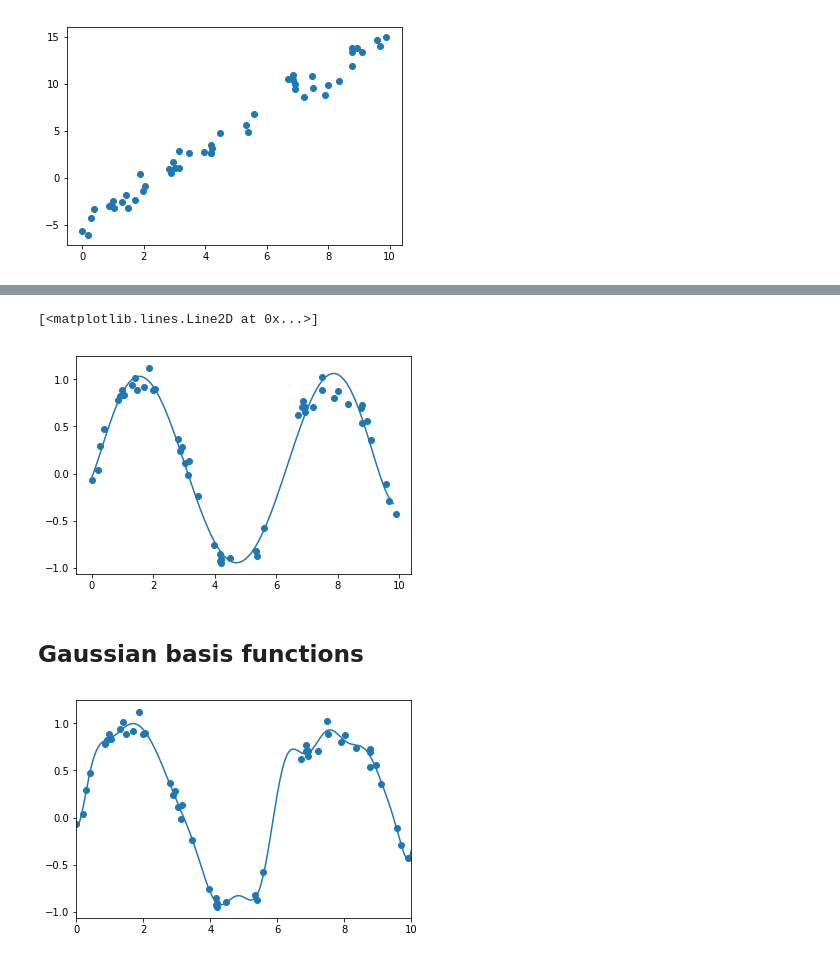
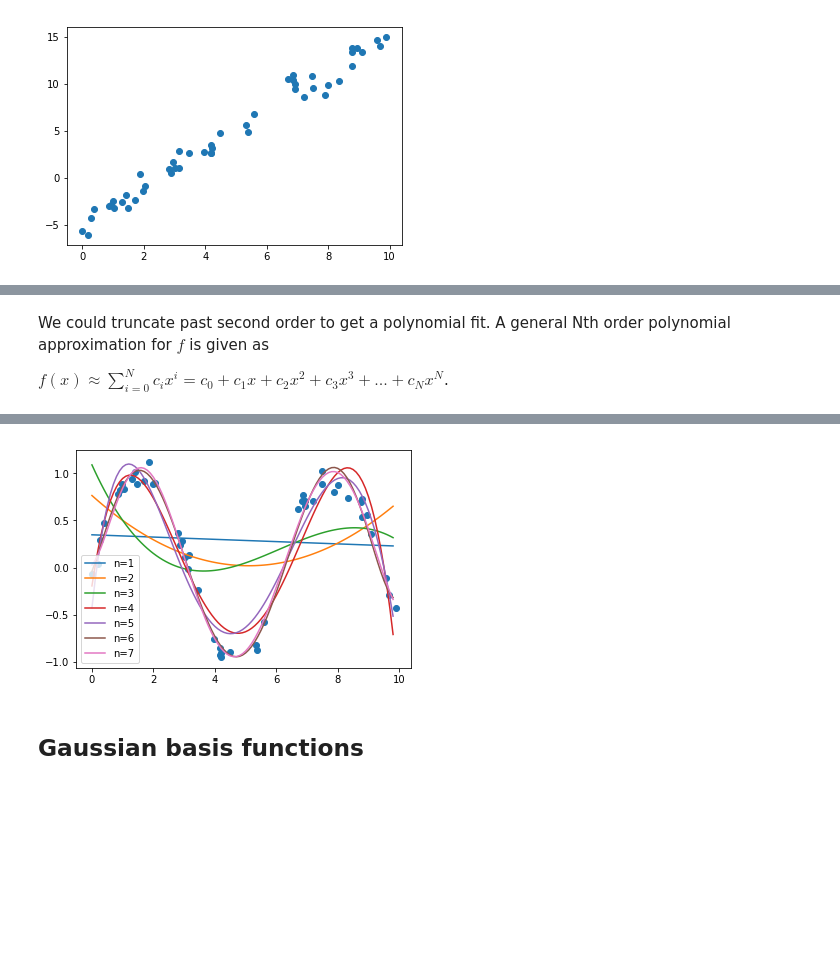
Before and after one commit to mccullaghlab/CHEM571A-FALL2018, a Jupyter notebook: notes/Basis Functions.ipynb, the cells around one changed output, grey strips where cells are left out. Drawn from its saved outputs; the diff is of its cells as text; code cells hidden in the pictures; blank space fills up the shorter version.

Commit message:
updated requirements to add spicy and also update basis functions notebook

```diff
--- a/notes/Basis Functions.ipynb
+++ b/notes/Basis Functions.ipynb
@@ -61,23 +60,30 @@ To use the future default and silence this warning we advise to pass `rcond=None
 [figure]
+# %% [markdown]
+We could truncate past second order to get a polynomial fit.   A general Nth order polynomial approximation for $f$ is given as
+
+$f(x) \approx \sum_{i=0}^N c_ix^i = c_0 + c_1x + c_2x^2 + c_3x^3 + ... + c_Nx^N$.
 # %%
-# polynomial fit
+# code to do successive polynomial fits
+maxN = 7 # maximum order of polynomial - change to increase or decrease maximum order of polynomial
+# polynomial function compute polynomial value of x using coefficient cs
 def poly(x,cs):
     f=0.0
     for i in range(cs.size):
         f += cs[i]*x**i
     return f
-
-maxN = 7
+# generate sinusoidal "data"
 rng = np.random.RandomState(1)
 x = 10 * rng.rand(50)
 y = np.sin(x) + 0.1 * rng.randn(50)
+# plot data
 plt.scatter(x, y)
+xfit = np.arange(np.amin(x),np.amax(x),0.1)
+# perform successive polynomial fits
 A = np.ones(x.size)
-for i in range(1,maxN):
+for i in range(1,maxN+1):
     A = np.column_stack((A,np.power(x,i)))
-
-cs = np.linalg.lstsq(A,y)[0]
-
-xfit = np.arange(np.amin(x),np.amax(x),0.1)
-plt.plot(xfit, poly(xfit,cs))
+    cs = np.linalg.lstsq(A,y)[0]
+    label = "n="+str(i)
+    plt.plot(xfit, poly(xfit,cs),label=label)
+plt.legend()
 # %% [output]
@@ -85,42 +91,3 @@ To use the future default and silence this warning we advise to pass `rcond=None
-[<matplotlib.lines.Line2D at 0x...>]
-[figure, old version]
+[figure, new version]
 # %% [markdown]
 ## Gaussian basis functions
-# %%
-from sklearn.base import BaseEstimator, TransformerMixin
-
-class GaussianFeatures(BaseEstimator, TransformerMixin):
-    """Uniformly spaced Gaussian features for one-dimensional input"""
-
-    def __init__(self, N, width_factor=2.0):
-        self.N = N
-        self.width_factor = width_factor
-
-    @staticmethod
-    def _gauss_basis(x, y, width, axis=None):
-        arg = (x - y) / width
-        return np.exp(-0.5 * np.sum(arg ** 2, axis))
-
-    def fit(self, X, y=None):
-        # create N centers spread along the data range
-        self.centers_ = np.linspace(X.min(), X.max(), self.N)
-        self.width_ = self.width_factor * (self.centers_[1] - self.centers_[0])
-        return self
-
-    def transform(self, X):
-        return self._gauss_basis(X[:, :, np.newaxis], self.centers_,
-                                 self.width_, axis=1)
-rng = np.random.RandomState(1)
-x = 10 * rng.rand(50)
-y = np.sin(x) + 0.1 * rng.randn(50)
-
-gauss_model = make_pipeline(GaussianFeatures(20),
-                            LinearRegression())
-gauss_model.fit(x[:, np.newaxis], y)
-yfit = gauss_model.predict(xfit[:, np.newaxis])
-
-plt.scatter(x, y)
-plt.plot(xfit, yfit)
-plt.xlim(0, 10);
-# %% [output]
-[figure, removed]
```
Also changed, not shown: parts of 6 cells of this notebook, 3 other files.
